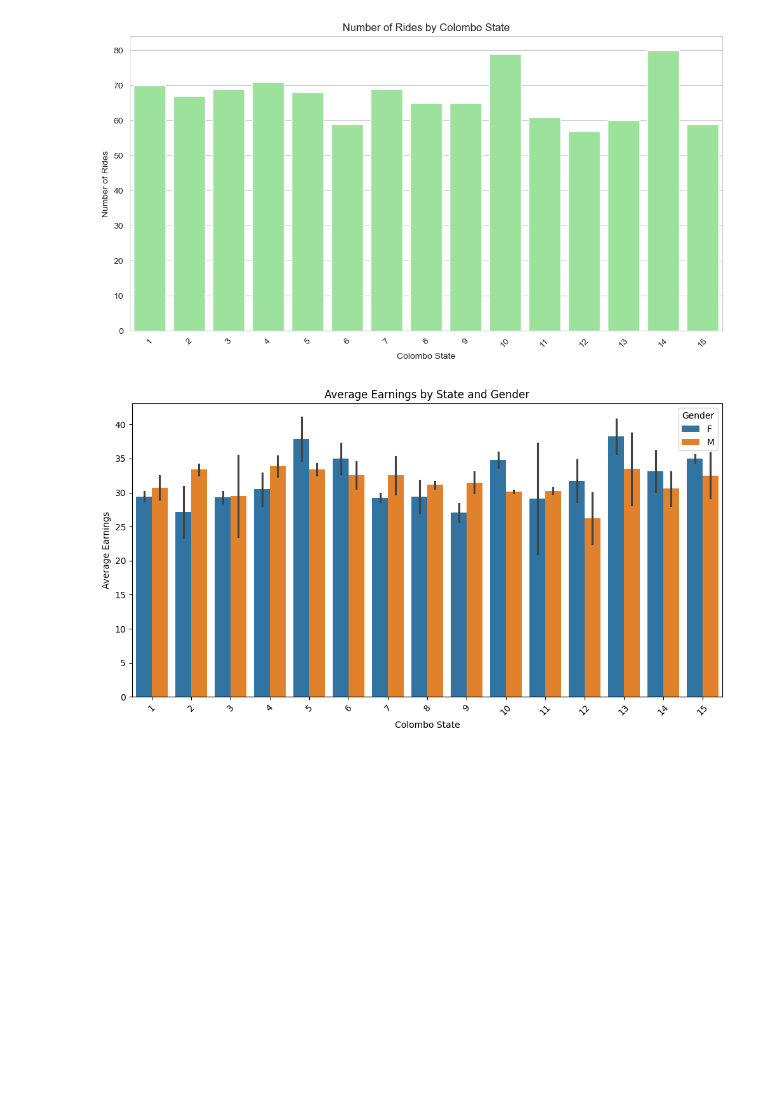
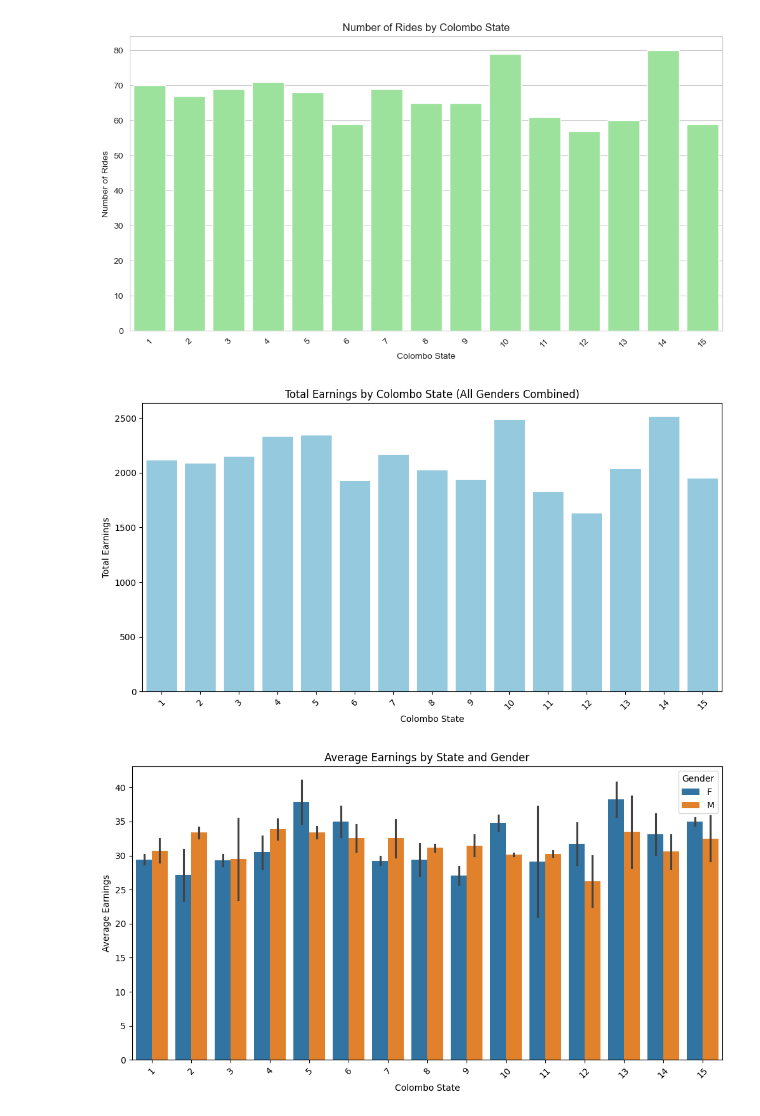
Before and after one commit to KituniDevma/Cab_use_case, a Jupyter notebook: analysis/EDA.ipynb, the cells around one changed output. Cells and saved outputs as stored; diff of their text form; code cells hidden in the pictures; blank space fills up the shorter version.

```diff
--- a/analysis/EDA.ipynb
+++ b/analysis/EDA.ipynb
@@ -730,6 +730,34 @@ def visualize_rides_by_state(grouped_data: pd.DataFrame):
 visualize_rides_by_state(df)
 # %% [output]
 [figure]
+# %%
+import pandas as pd
+import matplotlib.pyplot as plt
+import seaborn as sns
+
+def visualize_total_earnings_by_state(grouped_data: pd.DataFrame):
+    """
+    Visualize total earnings by state, combining earnings for all genders.
+
+    Args:
+        grouped_data (pd.DataFrame): The grouped DataFrame with earnings metrics.
+    """
+    # Aggregate total earnings by state (sum of earnings)
+    total_earnings_by_state = grouped_data.groupby('PickUp_Colombo_ID')['Total_Earnings'].sum().reset_index()
+
+    # Plot the total earnings by state
+    plt.figure(figsize=(12, 6))
+    sns.barplot(data=total_earnings_by_state, x='PickUp_Colombo_ID', y='Total_Earnings', color="skyblue")
+    plt.title('Total Earnings by Colombo State (All Genders Combined)')
+    plt.xlabel('Colombo State')
+    plt.ylabel('Total Earnings')
+    plt.xticks(rotation=45)
+    plt.show()
+
+# Example usage
+visualize_total_earnings_by_state(grouped_data)
+# %% [output]
+[figure, added]
 # %%
 def visualize_total_earnings_by_state_and_gender(grouped_data: pd.DataFrame):
     """
```
Also changed, not shown: 1 other file.
